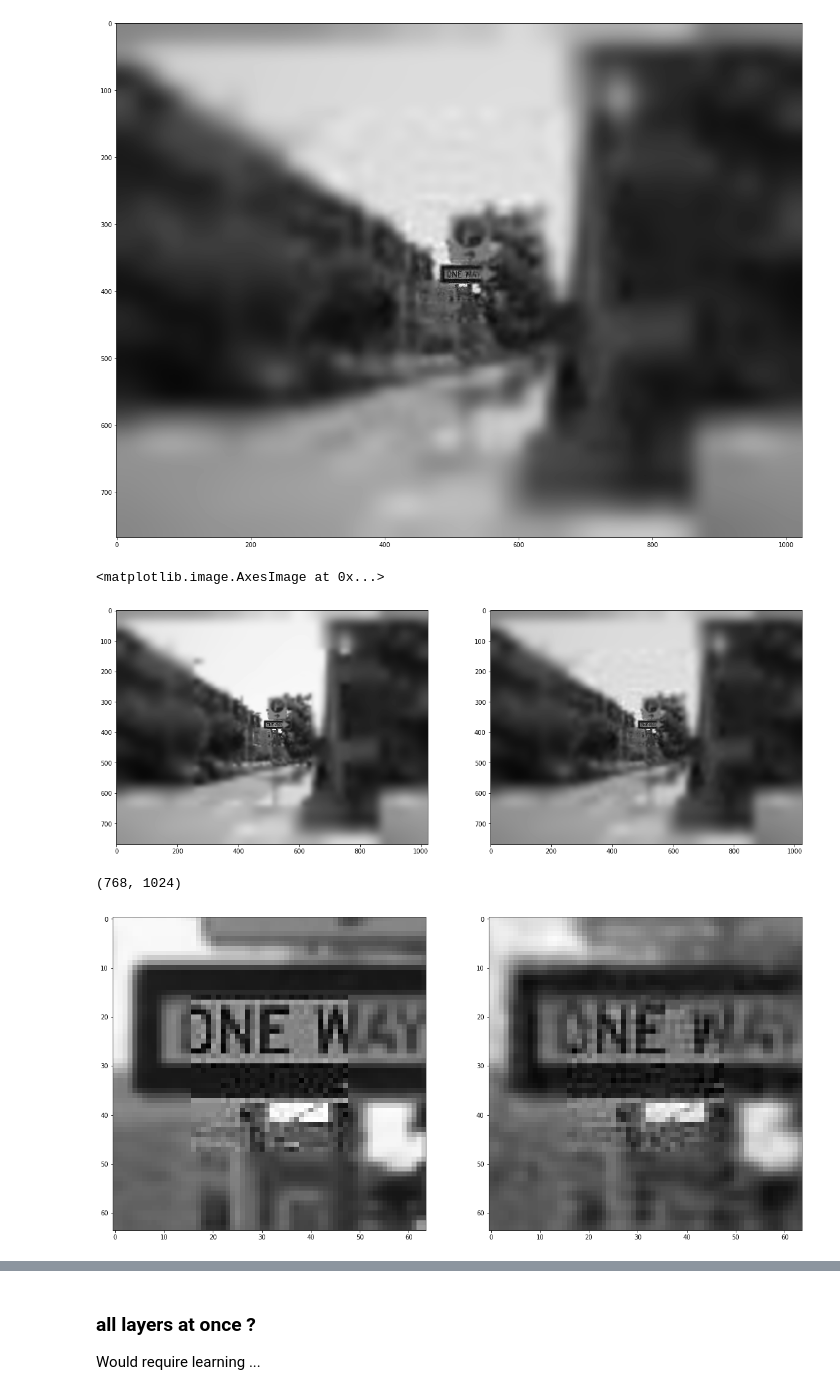
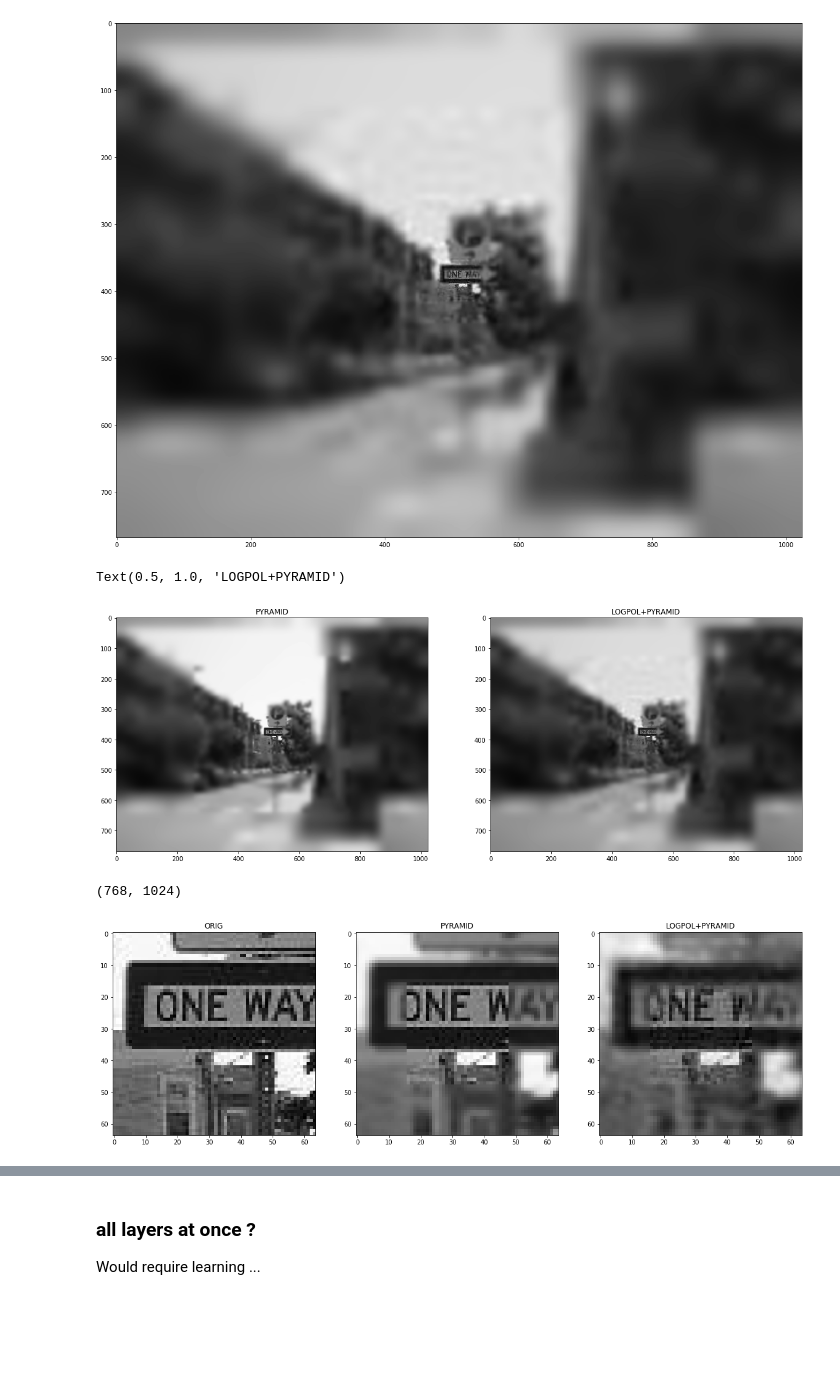
Before and after one commit to bicv/POLO, a Jupyter notebook: notebooks/2020-02-14_retina_reconstruction-no-whitening.ipynb, the cells around one changed output, grey strips where cells are left out. Drawn from its saved outputs; the diff is of its cells as text; code cells hidden in the pictures; blank space fills up the shorter version.

```diff
--- a/notebooks/2020-02-14_retina_reconstruction-no-whitening.ipynb
+++ b/notebooks/2020-02-14_retina_reconstruction-no-whitening.ipynb
@@ -434,7 +434,7 @@ img_up_lg = img_down.clone()
 #plt.figure(figsize=(20,20))
 #plt.imshow(interpolate(img_down, size=size_up, mode=mode)[0,0,...], cmap='gray')
 for i in range(2, n_levels+1):
-    size_up = size_up = img_size[n_level_ref-i] # (int(img_up_lg.shape[2]*base_levels), int(img_up_lg.shape[3]*base_levels))
+    size_up = img_size[n_level_ref-i] # (int(img_up_lg.shape[2]*base_levels), int(img_up_lg.shape[3]*base_levels))
     size_rec = (img_rec[0, n_levels-i, :, :].shape[0], img_rec[0, n_levels-i, :, :].shape[1])
     img_up_lg = interpolate(img_up_lg, size=size_up, mode=mode)
 
@@ -461,24 +461,32 @@ for i in range(2, n_levels+1):
 plt.figure(figsize=(20,20))
 plt.subplot(1,2,1)
 plt.imshow(img_up_ref[0,0,...], cmap='gray')
+plt.title('PYRAMID')
 plt.subplot(1,2,2)
 plt.imshow(img_up_lg[0,0,...], cmap='gray')
+plt.title('LOGPOL+PYRAMID')
 # %% [output]
-<matplotlib.image.AxesImage at 0x...>
+Text(0.5, 1.0, 'LOGPOL+PYRAMID')
-[figure, old version]
+[figure, new version]
 # %%
 N_X, N_Y = img_tens.shape[-2:]
 plt.figure(figsize=(20,20))
-plt.subplot(1,2,1)
+plt.subplot(1,3,1)
+plt.imshow(img_orig[N_X//2-32:N_X//2+32,
+                    N_Y//2-32:N_Y//2+32], cmap='gray')
+plt.title('ORIG')
+plt.subplot(1,3,2)
 plt.imshow(img_up_ref[0,0,N_X//2-32:N_X//2+32,
                           N_Y//2-32:N_Y//2+32], cmap='gray')
-plt.subplot(1,2,2)
+plt.title('PYRAMID')
+plt.subplot(1,3,3)
 plt.imshow(img_up_lg[0,0,N_X//2-32:N_X//2+32,
                          N_Y//2-32:N_Y//2+32], cmap='gray')
+plt.title('LOGPOL+PYRAMID')
 N_X, N_Y
 # %% [output]
 (768, 1024)
-[figure, old version]
+[figure, new version]
 # %%
 plt.plot(out__[:,:5,:].flatten().numpy())
 plt.plot(img_down.flatten().numpy())
```
Also changed, not shown: parts of 4 cells of this notebook.
